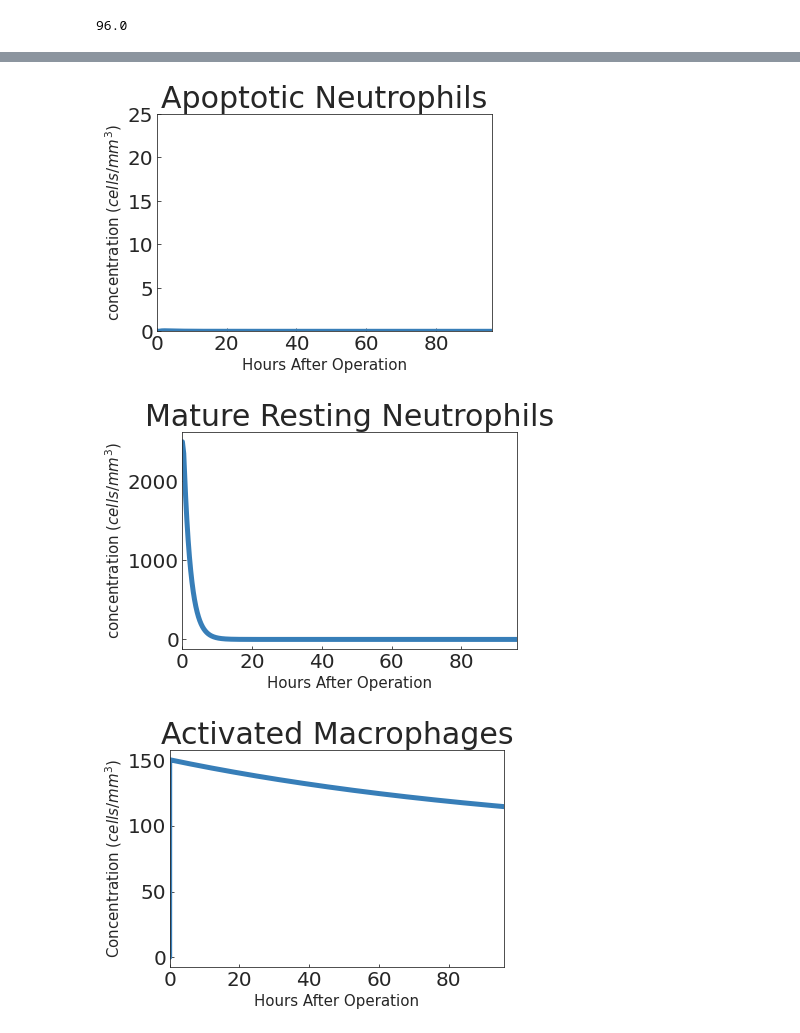
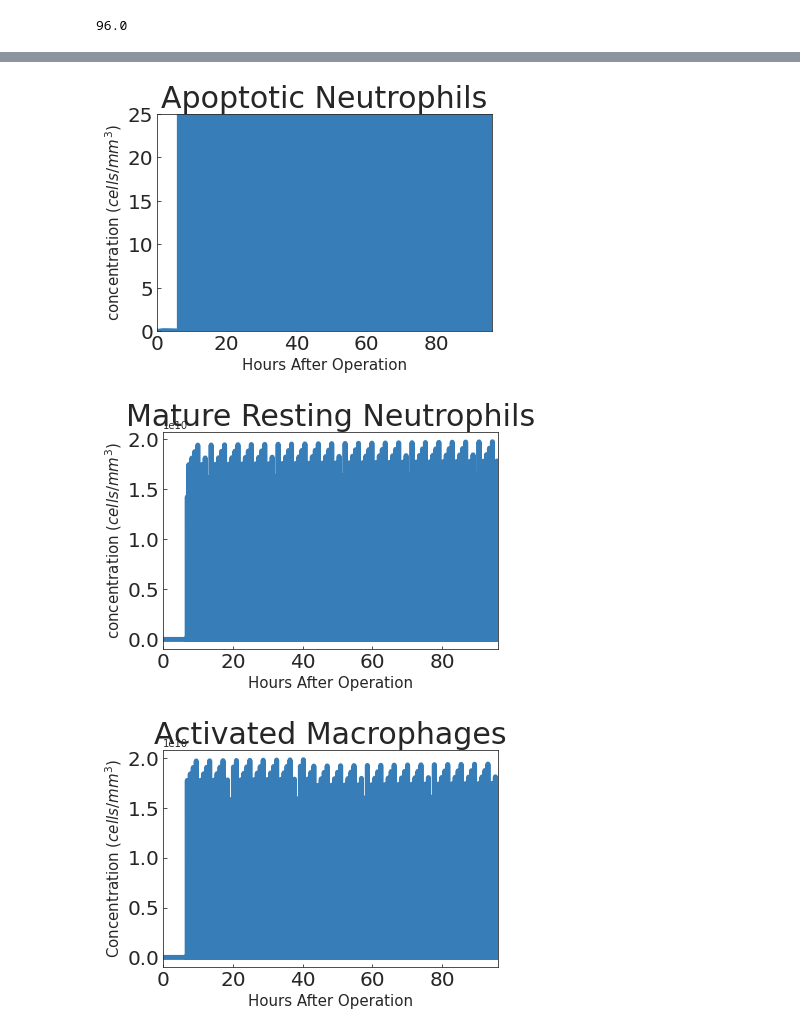
Before and after one commit to UvaCsl/immune-ct, a Jupyter notebook: notebooks/Part II - Stochastic Immunity (Manual Run).ipynb, the cells around one changed output, grey strips where cells are left out. Cells and saved outputs as stored; diff of their text form; code cells hidden in the pictures.

```diff
--- a/notebooks/Part II - Stochastic Immunity (Manual Run).ipynb
+++ b/notebooks/Part II - Stochastic Immunity (Manual Run).ipynb
@@ -74,10 +74,15 @@ def vectorfield(w, t, p, params):
         sum_added_ITMs = 0
         gauss_source = src_strength * np.exp(-(t - t_add)**2 /
                                              (2 * src_width**2))
-
     elif noise_type == 'linear':
         sum_added_ITMs = add_ITMblood
         gauss_source = 0
+
+    elif noise_type == 'interval':
+        sum_added_ITMs = add_ITMblood * 1. / (1. + np.exp(slow * (t_add - t)))
+        gauss_source = 0
+#         if t > t_add:
+#             sum_added_ITMs = 0
 
     if sigma_type == 'constant':
         sigma = sig_mult
@@ -85,6 +90,7 @@ def vectorfield(w, t, p, params):
         sigma = t * sig_mult
     else:
         sigma = 0
+
 
     noise = random.normalvariate(mu, sigma)
 
@@ -1072,12 +1078,13 @@ t_add_name = '0.5'
 
 sig_mult = 0
 
-noise_type = 'sigmoid'
+# noise_type = 'sigmoid'
 # noise_type = 'linear'
 # noise_type = 'gaussian'
+noise_type = 'interval'
 
-sigma_type = 'increasing'
-# sigma_type = 'constant'
+# sigma_type = 'increasing'
+sigma_type = 'constant'
 # sigma_type = 'zero'
 
 ### NOISE 1
@@ -1112,8 +1119,10 @@ elif noise_type == 'sigmoid':
     if sigma_type == 'constant':
         sig_mult = 1e5
 #         sig_mult = 1e6
-    else:  # increasing
+    elif sigma_type == 'increasing':  # increasing
         sig_mult = 60
+    else:
+        sig_mult = 0
 
 ### NOISE 3
 elif noise_type == 'gaussian':
@@ -1123,13 +1132,16 @@ elif noise_type == 'gaussian':
     src_strength = 3e7
     src_width = 2.2e3
     if sigma_type == 'constant':
-        #         sig_mult = 5e5
-        sig_mult = 9e4
-    else:  # increasing
+                sig_mult = 5e5
+#         sig_mult = 9e4
+    elif sigma_type == 'increasing':  # increasing
         #         sig_mult = 110
         sig_mult = 120
+    else:
+        sigma_mult = 0
 
-# # # NOISE 3: Sigmoid + interval
+### NOISE 3: Sigmoid + interval
+elif noise_type == 'interval':
 # #continuos
 # add_ITMblood = 5e7
 # add_ITMblood_name = '5e7'
@@ -1138,6 +1150,22 @@ elif noise_type == 'gaussian':
 # t_add = 1 * 60.
 # t_add_name = '1'
 # sig_mult = 100
+
+    add_ITMblood = 1e7
+    add_ITMblood_name = '1e7'
+    slow = 0.001
+    slow_name = '0.001'
+    t_add = 5 * 60.
+    t_add_name = '1'
+    src_strength = 0
+    src_width = 0
+    if sigma_type == 'constant':
+        sig_mult = 1e5
+#         sig_mult = 1e6
+    elif sigma_type == 'increasing':  # increasing
+        sig_mult = 60
+    else:
+        sig_mult = 0
 
 sigma = f'sigmoid_{add_ITMblood_name}_{slow_name}_{t_add_name}'
 t = [
@@ -1195,3 +1227,3 @@ Pickling sigmoid + '_' + increasing ...
-[figure, old version]
+[figure, new version]
-[figure, old version]
+[figure, new version]
-[figure, old version]
+[figure, new version]
```
Also changed, not shown: parts of 1 cell of this notebook, 23 other files.
